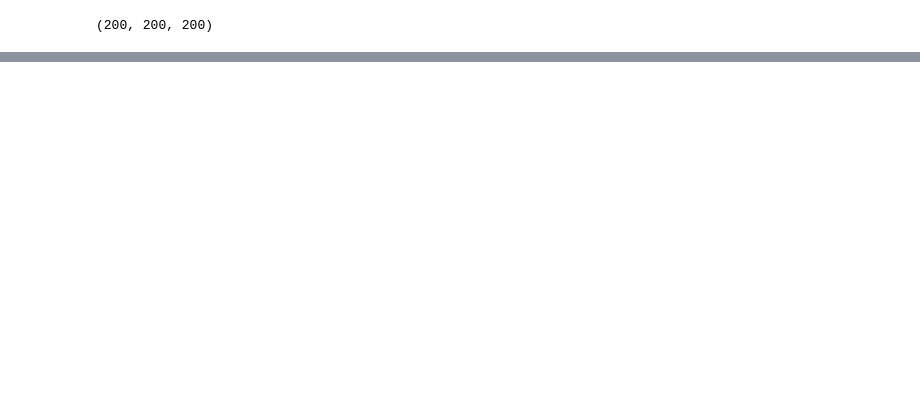
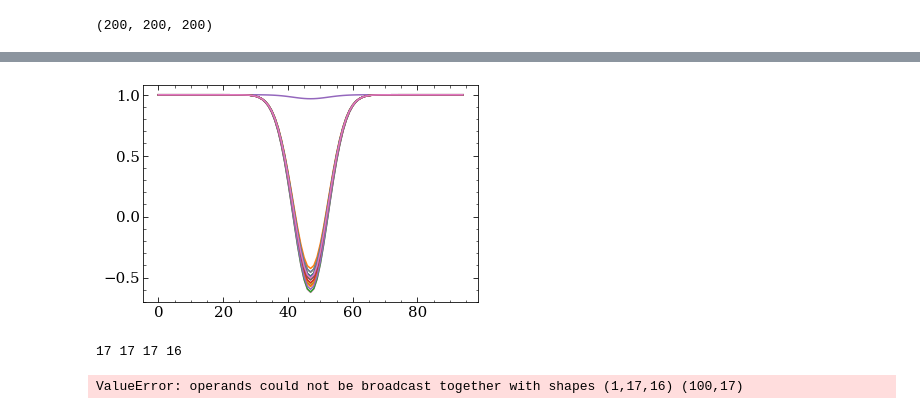
Before and after one commit to aidantmcb/CACloudKT, a Jupyter notebook: 230530_CACloudKT_v2.ipynb, the cells around one changed output, grey strips where cells are left out. Cells and saved outputs as stored; diff of their text form; code cells hidden in the pictures; blank space fills up the shorter version.

```diff
--- a/230530_CACloudKT_v2.ipynb
+++ b/230530_CACloudKT_v2.ipynb
@@ -237,9 +291,20 @@ plt.show()
 [figure]
+# %%
+for i in range(len(a.init_signals)):
+    plt.plot(a.init_signals[i, :])
+plt.show()
+# %% [output]
+[figure, added]
 # %%
 signals = a.signals
 signal_errs = a.signal_errs
 voxel_dAv_dd = a.dAVdd
-voxel_dist = a.bins
+voxel_dist = a.bins[1:]
+### The issue is that now I have multiple stars in each bin, so I'm going to need to figure that part out
+### NEXT WEEK
+
+
+print(len(signals), len(signal_errs), len(voxel_dAv_dd), len(voxel_dist))
 
 def make_signals(rvelo, m = 0, b = 1, dAv_dd = voxel_dAv_dd, dist = voxel_dist, sigma0=sigma0, **kwargs):
     signals = np.zeros((len(dist), len(wavs_window)))
@@ -268,6 +333,8 @@ def make_signals(rvelo, m = 0, b = 1, dAv_dd = voxel_dAv_dd, dist = voxel_dist,
 
     signals = signals #+ continuum(wavs_window, m, b)[np.newaxis, :]
     return signals
+# %% [output]
+17 17 17 16
 # %%
 def loglikely_2(p, signal = signals, sigma = signal_errs, **kwargs):
     v = p[:int(len(p)/2)]
@@ -302,0 +383,4 @@ def logprob_2(p, logprior = logprior_v, loglikely = loglikely_2, **kwargs):
+# %%
+MCMC()
+# %% [output]
+ValueError: operands could not be broadcast together with shapes (1,17,16) (100,17)
```
Also changed, not shown: parts of 7 cells of this notebook, 1 other file.
